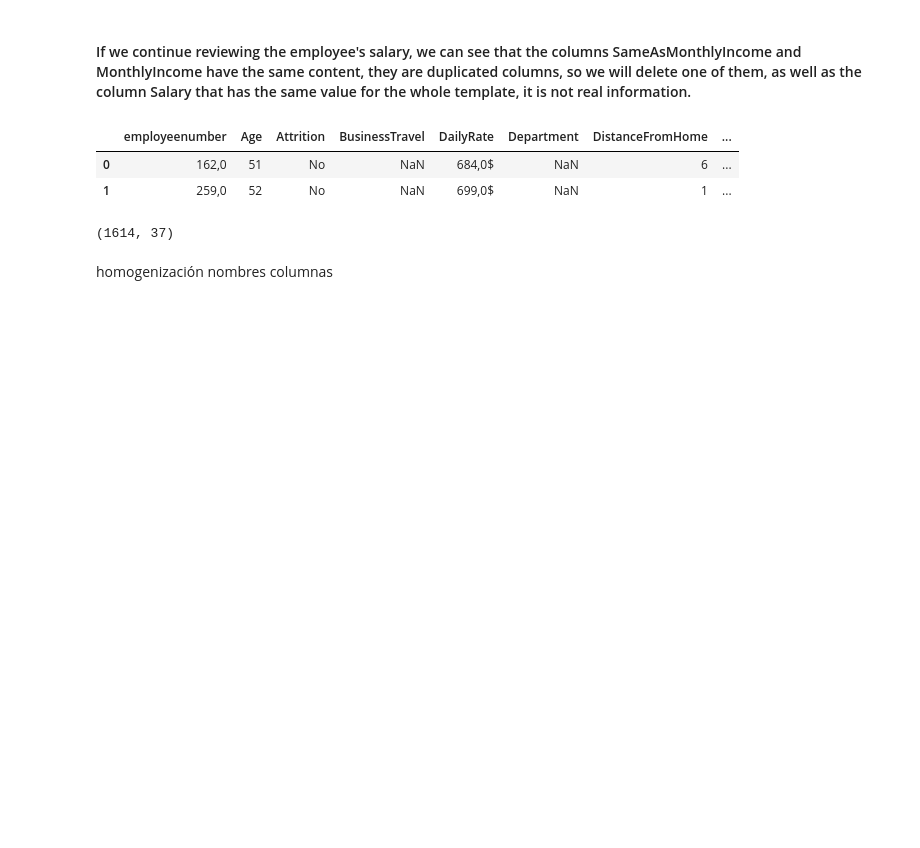
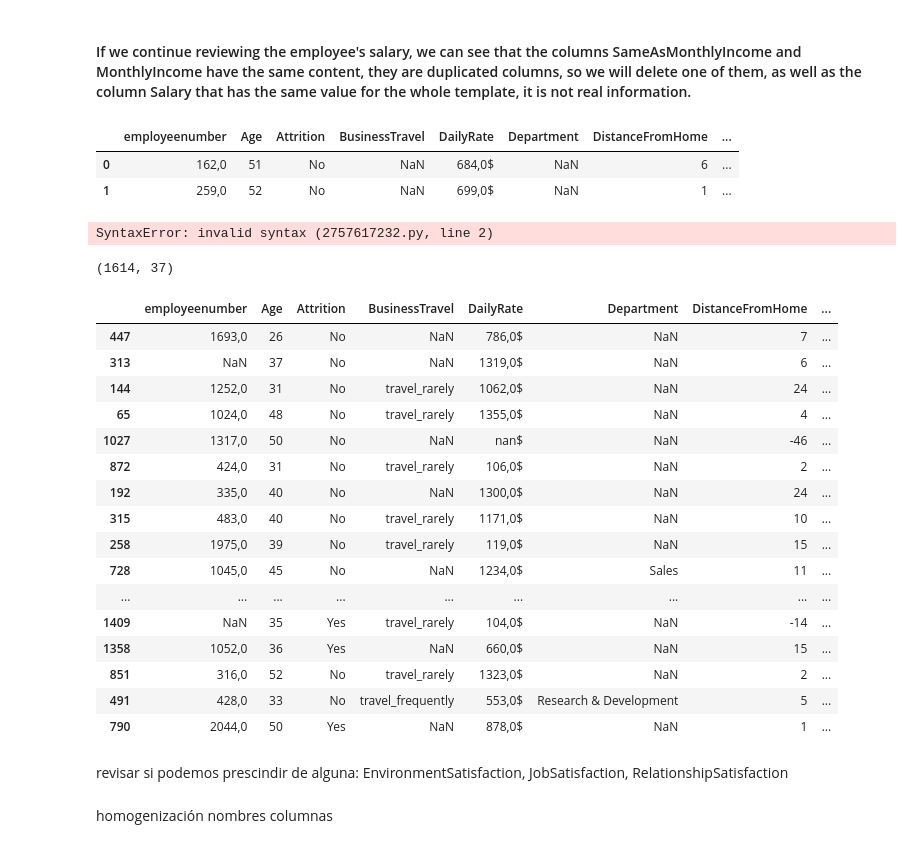
Before and after one commit to Adalab/proyecto-da-promo-b-modulo-3-team-1, a Jupyter notebook: EDA.ipynb, the cells around one changed output. Cells and saved outputs as stored; diff of their text form; code cells hidden in the pictures; blank space fills up the shorter version.

```diff
--- a/EDA.ipynb
+++ b/EDA.ipynb
@@ -360,3 +360,15 @@ df_clean.head(2)
 |  | employeenumber | Age | Attrition | BusinessTravel | DailyRate | Department | DistanceFromHome | ... |
 | 0 | 162,0 | 51 | No | NaN | 684,0$ | NaN | 6 | ... |
 | 1 | 259,0 | 52 | No | NaN | 699,0$ | NaN | 1 | ... |
+# %%
+# Reviso si hay menroes de edad (se miro en 2023, deben nacer ante de 2005)
+all_1000000000 = (df_employees['Salary'] == '1000000000$').all()
+
+minors = (df_clean['DateBirth'] => 2005).all()
+
+if minors:
+    print('Mayores de edad')
+else:
+    print('hay menores')
+# %% [output]
+SyntaxError: invalid syntax (2757617232.py, line 2)
@@ -364,6 +378,28 @@ df_clean.head(2)
 df_clean.shape
 # %% [output]
 (1614, 37)
+# %%
+df_clean.sample(20)
+# %% [output]
+|  | employeenumber | Age | Attrition | BusinessTravel | DailyRate | Department | DistanceFromHome | ... |
+| 447 | 1693,0 | 26 | No | NaN | 786,0$ | NaN | 7 | ... |
+| 313 | NaN | 37 | No | NaN | 1319,0$ | NaN | 6 | ... |
+| 144 | 1252,0 | 31 | No | travel_rarely | 1062,0$ | NaN | 24 | ... |
+| 65 | 1024,0 | 48 | No | travel_rarely | 1355,0$ | NaN | 4 | ... |
+| 1027 | 1317,0 | 50 | No | NaN | nan$ | NaN | -46 | ... |
+| 872 | 424,0 | 31 | No | travel_rarely | 106,0$ | NaN | 2 | ... |
+| 192 | 335,0 | 40 | No | NaN | 1300,0$ | NaN | 24 | ... |
+| 315 | 483,0 | 40 | No | travel_rarely | 1171,0$ | NaN | 10 | ... |
+| 258 | 1975,0 | 39 | No | travel_rarely | 119,0$ | NaN | 15 | ... |
+| 728 | 1045,0 | 45 | No | NaN | 1234,0$ | Sales | 11 | ... |
+| ... | ... | ... | ... | ... | ... | ... | ... | ... |
+| 1409 | NaN | 35 | Yes | travel_rarely | 104,0$ | NaN | -14 | ... |
+| 1358 | 1052,0 | 36 | Yes | NaN | 660,0$ | NaN | 15 | ... |
+| 851 | 316,0 | 52 | No | travel_rarely | 1323,0$ | NaN | 2 | ... |
+| 491 | 428,0 | 33 | No | travel_frequently | 553,0$ | Research & Development | 5 | ... |
+| 790 | 2044,0 | 50 | Yes | NaN | 878,0$ | NaN | 1 | ... |
+# %% [markdown]
+revisar si podemos prescindir de alguna: EnvironmentSatisfaction, JobSatisfaction, RelationshipSatisfaction
 # %% [markdown]
 homogenización nombres columnas
 # %% [markdown]
```
Also changed, not shown: parts of 1 cell of this notebook.
